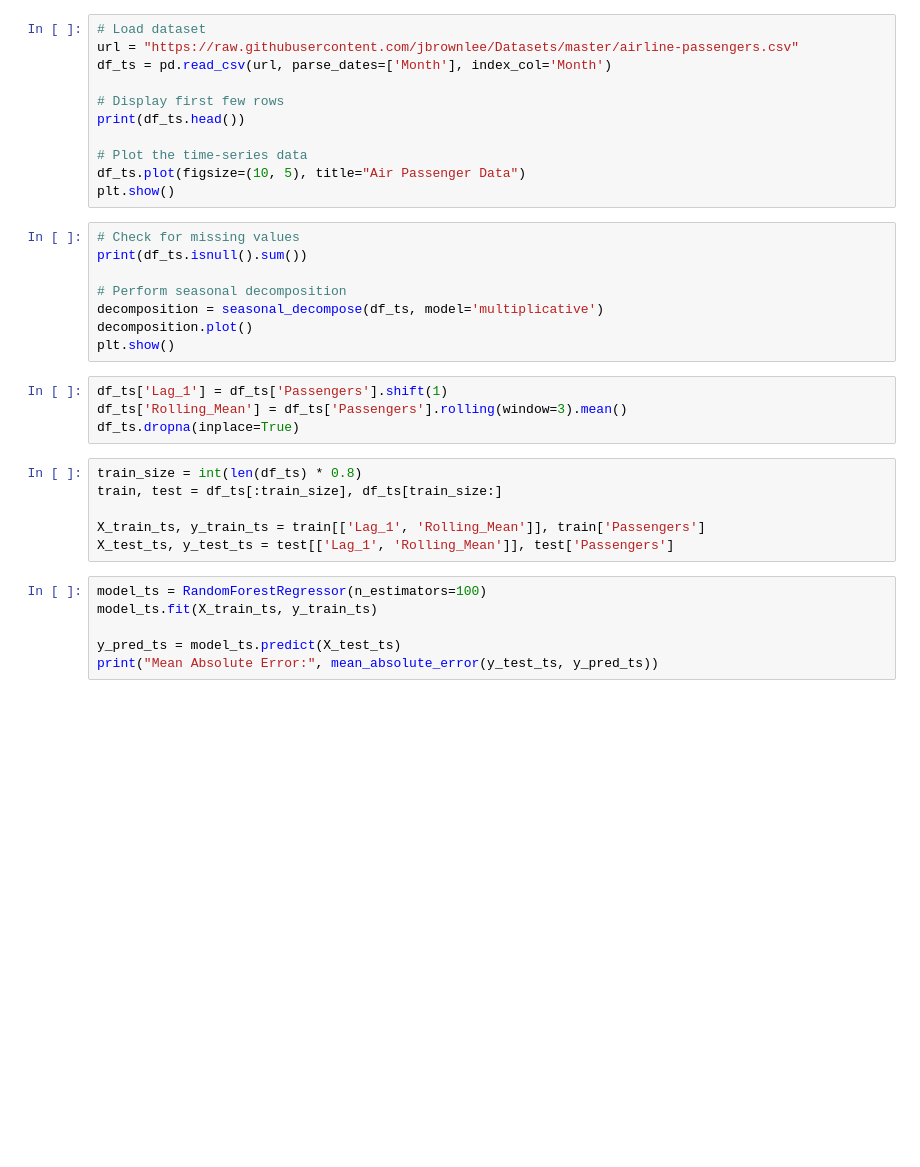
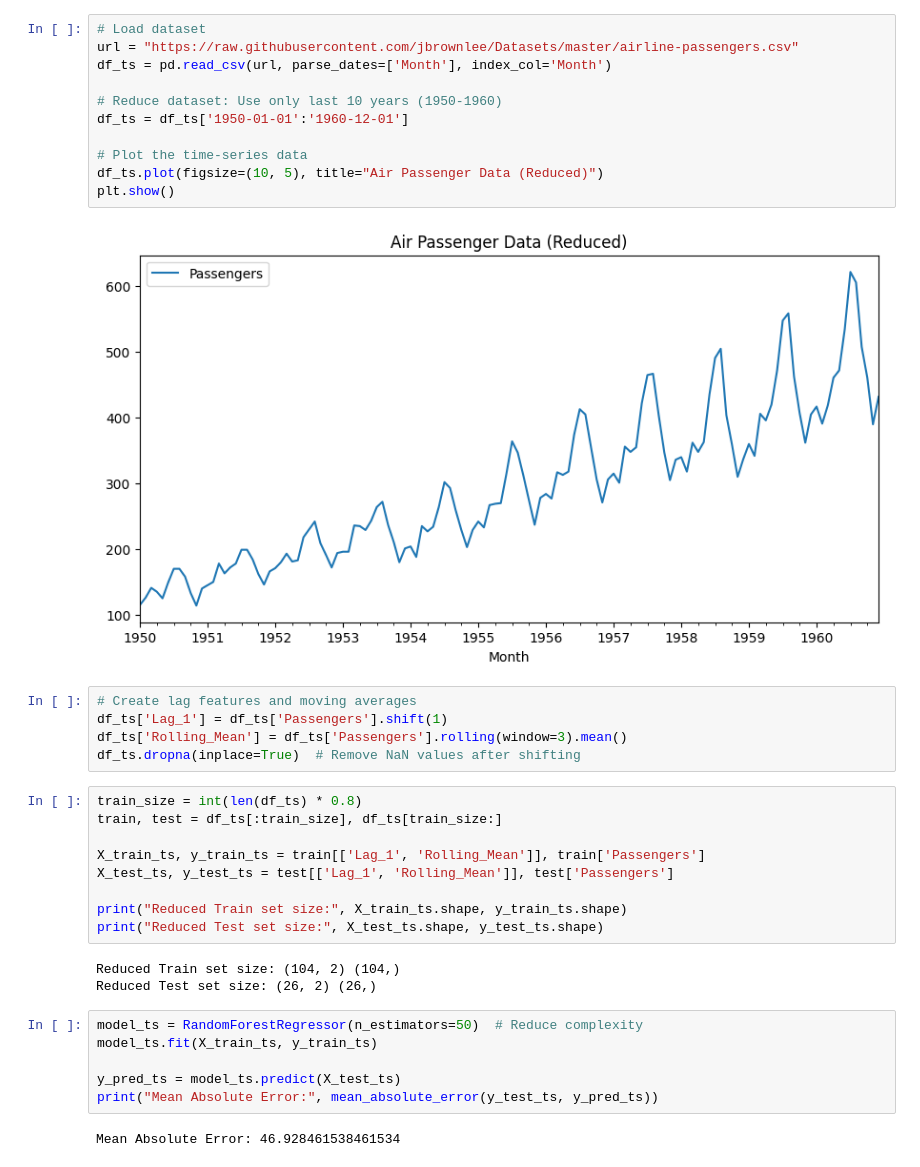
Before and after one commit to Prakashkumar-mayilsamy/MLOps-Jan2025, a Jupyter notebook: G24ait030_assign0.ipynb, the cells around one changed output. Cells and saved outputs as stored; diff of their text form; blank space fills up the shorter version.

```diff
--- a/G24ait030_assign0.ipynb
+++ b/G24ait030_assign0.ipynb
@@ -59,38 +69,41 @@ plt.show()
 # %%
 # Load dataset
 url = "https://raw.githubusercontent.com/jbrownlee/Datasets/master/airline-passengers.csv"
 df_ts = pd.read_csv(url, parse_dates=['Month'], index_col='Month')
 
-# Display first few rows
-print(df_ts.head())
+# Reduce dataset: Use only last 10 years (1950-1960)
+df_ts = df_ts['1950-01-01':'1960-12-01']
 
 # Plot the time-series data
-df_ts.plot(figsize=(10, 5), title="Air Passenger Data")
+df_ts.plot(figsize=(10, 5), title="Air Passenger Data (Reduced)")
 plt.show()
+# %% [output]
+[figure, added]
-# %%
-# Check for missing values
-print(df_ts.isnull().sum())
-
-# Perform seasonal decomposition
-decomposition = seasonal_decompose(df_ts, model='multiplicative')
-decomposition.plot()
-plt.show()
 # %%
+# Create lag features and moving averages
 df_ts['Lag_1'] = df_ts['Passengers'].shift(1)
 df_ts['Rolling_Mean'] = df_ts['Passengers'].rolling(window=3).mean()
-df_ts.dropna(inplace=True)
+df_ts.dropna(inplace=True)  # Remove NaN values after shifting
 # %%
 train_size = int(len(df_ts) * 0.8)
 train, test = df_ts[:train_size], df_ts[train_size:]
 
 X_train_ts, y_train_ts = train[['Lag_1', 'Rolling_Mean']], train['Passengers']
 X_test_ts, y_test_ts = test[['Lag_1', 'Rolling_Mean']], test['Passengers']
+
+print("Reduced Train set size:", X_train_ts.shape, y_train_ts.shape)
+print("Reduced Test set size:", X_test_ts.shape, y_test_ts.shape)
+# %% [output]
+Reduced Train set size: (104, 2) (104,)
+Reduced Test set size: (26, 2) (26,)
 # %%
-model_ts = RandomForestRegressor(n_estimators=100)
+model_ts = RandomForestRegressor(n_estimators=50)  # Reduce complexity
 model_ts.fit(X_train_ts, y_train_ts)
 
 y_pred_ts = model_ts.predict(X_test_ts)
 print("Mean Absolute Error:", mean_absolute_error(y_test_ts, y_pred_ts))
+# %% [output]
+Mean Absolute Error: 46.928461538461534
 # %%
 plt.figure(figsize=(10, 5))
 plt.plot(test.index, y_test_ts, label="Actual")
```
Also changed, not shown: parts of 19 cells of this notebook.
